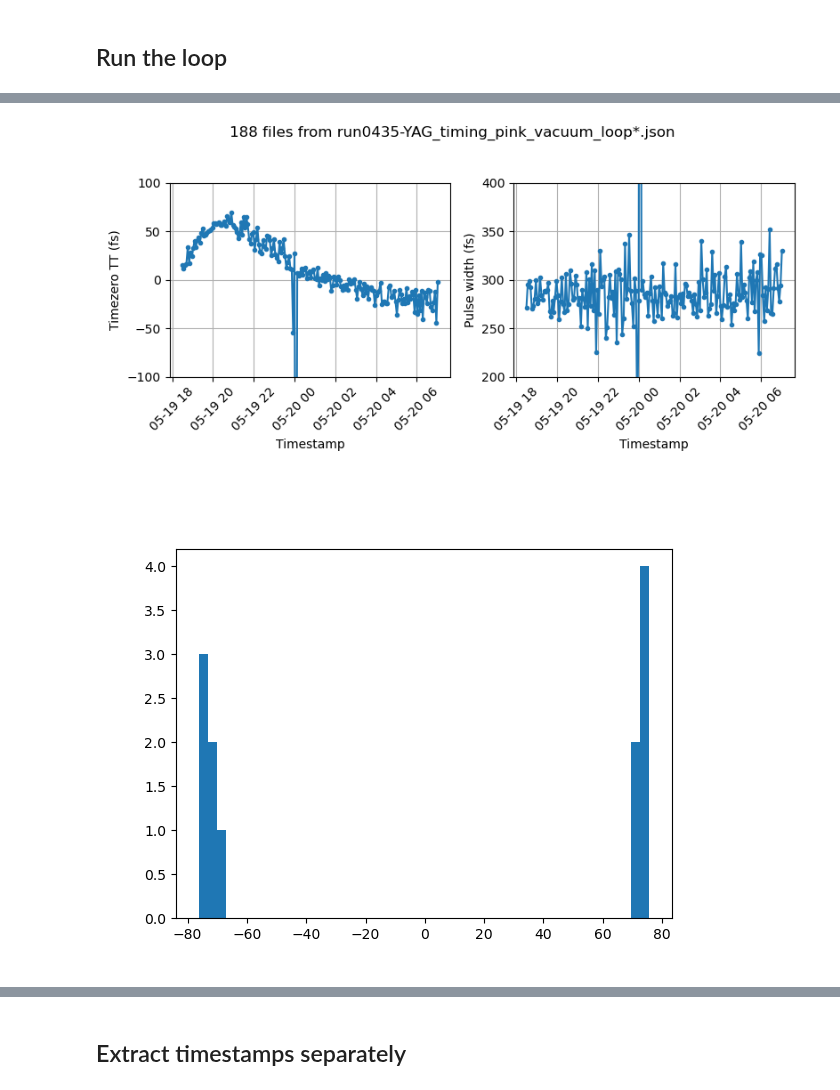
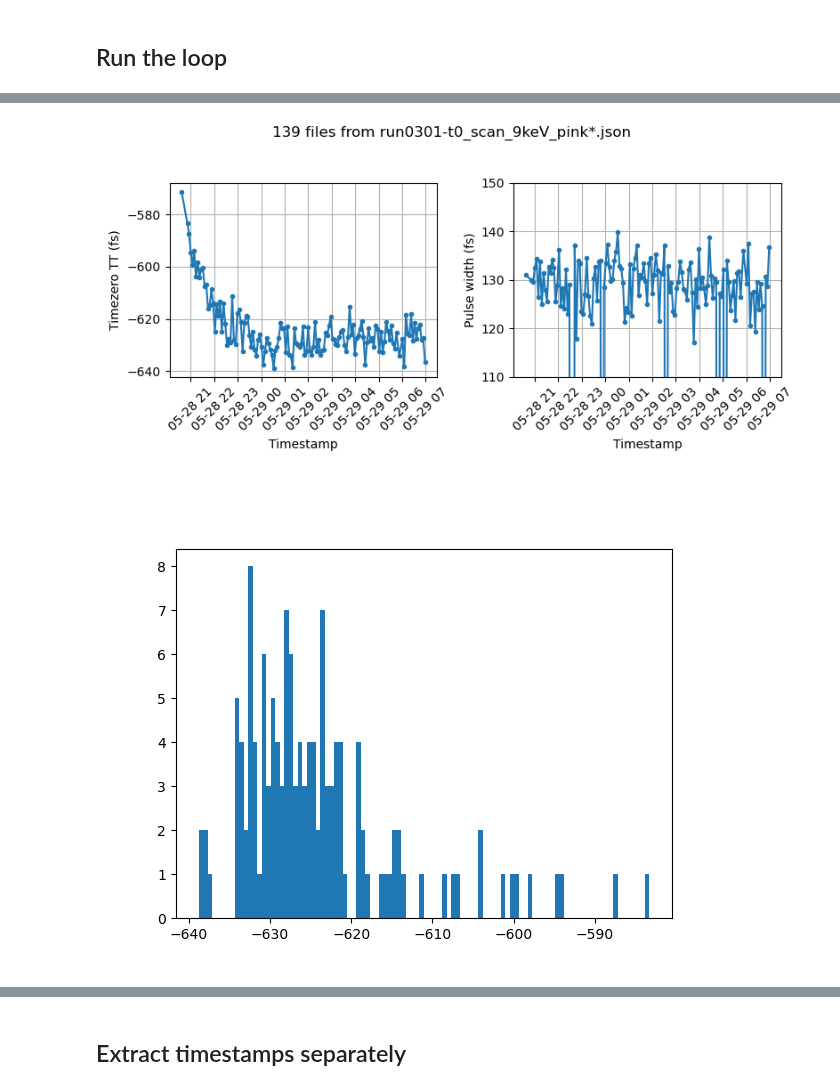
Before and after one commit to paulscherrerinstitute/alvra_beamline_scripts, a Jupyter notebook: YAG_scans_oneTT_timestamp.ipynb, the cells around one changed output, grey strips where cells are left out. Drawn from its saved outputs; the diff is of its cells as text; code cells hidden in the pictures.

```diff
--- a/YAG_scans_oneTT_timestamp.ipynb
+++ b/YAG_scans_oneTT_timestamp.ipynb
@@ -25,8 +25,7 @@ warnings.filterwarnings('ignore')
 # Loop over several runs
 # %%
 datafiles = []
-for file in glob.glob('/sf/alvra/data/p20537/raw/*SiN_timing_loop4*/meta/scan.json'):
+for file in glob.glob('/sf/alvra/data/p21533/raw/*t0_scan_9keV*/meta/scan.json'):
     datafiles.append(file)
 datafiles = sorted(datafiles, key = os.path.getmtime)
-patch = datafiles[:5]
-patch
+patch = datafiles[:]
@@ -114,7 +107,7 @@ print(timestamp(patch[0]))
 # %% [markdown]
 ## Run the loop
 # %%
-TT = TT_PSEN126
+TT = TT_PSEN124
 
 quantile_band = 0.5
 binsize = 5 # in fs
@@ -157,7 +150,8 @@ for num, json_file in enumerate(patch):
     scan = SFScanInfo(json_file)
     scan = remove_JF_from_scan(scan)
 
-    Delay_fs, Delays_corr, Pump_probe, Pump_probe_scan = \
+
+    Delay_rbk, Delay_fs, Delays_corr, Pump_probe, Pump_probe_scan = \
     YAG_scan_one_TT_bs(scan, TT, channel_delay_motor, Timezero_mm, quantile_band)
 
     print (np.shape(Pump_probe_scan),np.shape(Delays_corr))
@@ -270,7 +266,7 @@ plt.plot(timestamps_npy, t0_fs_scan, marker='.')
 plt.xlabel("Timestamp")
 plt.ylabel('Timezero TT (fs)')
 plt.xticks(rotation = 45)
-plt.ylim(-100,100)
+#plt.ylim(-75,-10)
 plt.grid()
 
 plt.subplot(122)
@@ -278,16 +274,16 @@ plt.plot(timestamps_npy, width_fs_scan, marker='.')
 plt.xlabel('Timestamp')
 plt.ylabel('Pulse width (fs)')
 plt.xticks(rotation = 45)
-plt.ylim(200,400)
+plt.ylim(110,150)
 plt.grid()
 
 plt.tight_layout(rect=[0, 0.03, 1, 0.95])
 plt.show()
 # %% [output]
-[figure, old version]
+[figure, new version]
 # %%
 plt.figure()
-plt.hist(width_fs_scan, bins=50)
+plt.hist(t0_fs_scan[1:135], bins=100)
 plt.show()
 # %% [output]
-[figure, old version]
+[figure, new version]
```
Also changed, not shown: parts of 15 cells of this notebook, 6 other files.
